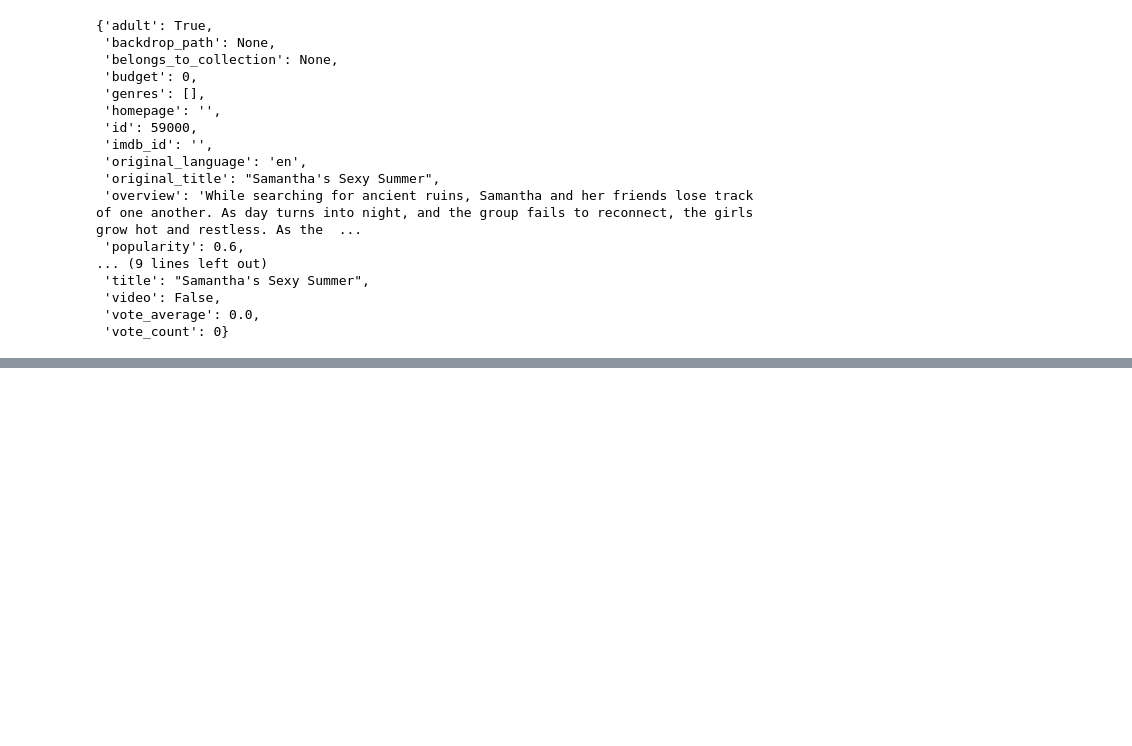
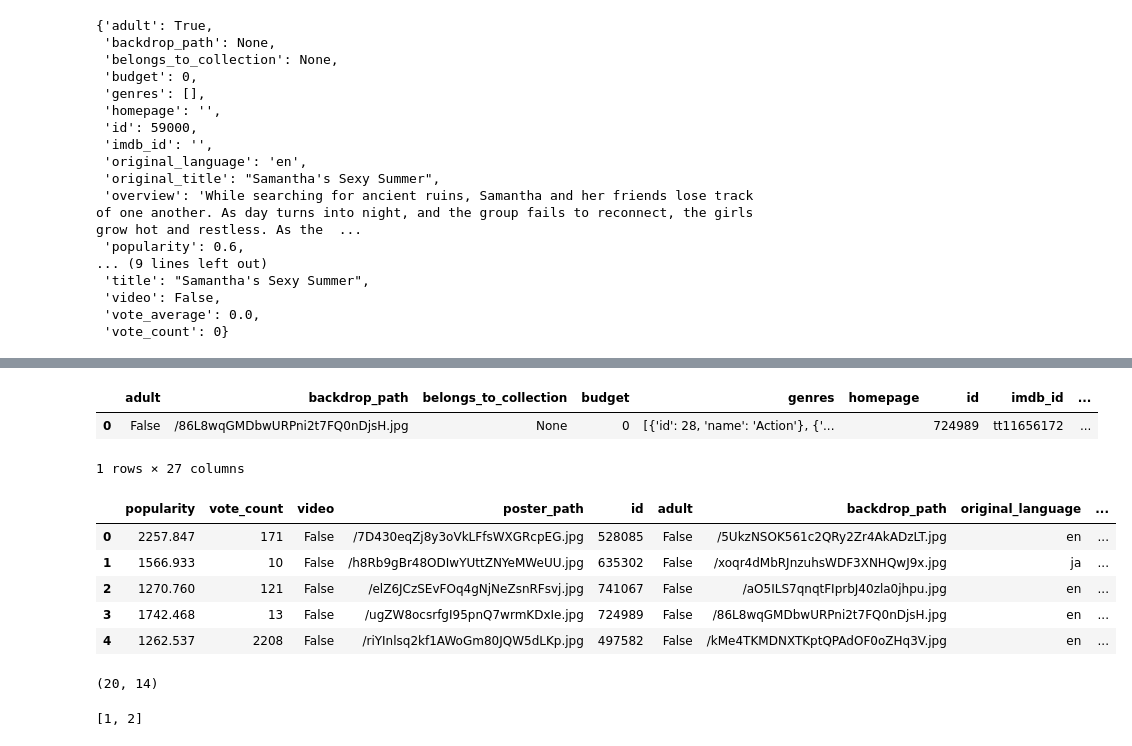
Before and after one commit to Harman-92/filmytrendz, a Jupyter notebook: app/data_ops.ipynb, the cells around one changed output, grey strips where cells are left out. Saved outputs shown, nothing was run; the diff lists cells and outputs as text; code cells hidden in the pictures; blank space fills up the shorter version.

```diff
--- a/app/data_ops.ipynb
+++ b/app/data_ops.ipynb
@@ -254,0 +236,17 @@ False
+# %%
+pd.json_normalize(df_test)
+# %% [output]
+|  | adult | backdrop_path | belongs_to_collection | budget | genres | homepage | id | imdb_id | ... |
+| 0 | False | /86L8wqGMDbwURPni2t7FQ0nDjsH.jpg | None | 0 | [{'id': 28, 'name': 'Action'}, {'... |  | 724989 | tt11656172 | ... |
+1 rows × 27 columns
+# %%
+test=pd.json_normalize(ts.Movies().popular()['results'])
+# %%
+test.head()
+# %% [output]
+|  | popularity | vote_count | video | poster_path | id | adult | backdrop_path | original_language | ... |
+| 0 | 2257.847 | 171 | False | /7D430eqZj8y3oVkLFfsWXGRcpEG.jpg | 528085 | False | /5UkzNSOK561c2QRy2Zr4AkADzLT.jpg | en | ... |
+| 1 | 1566.933 | 10 | False | /h8Rb9gBr48ODIwYUttZNYeMWeUU.jpg | 635302 | False | /xoqr4dMbRJnzuhsWDF3XNHQwJ9x.jpg | ja | ... |
+| 2 | 1270.760 | 121 | False | /elZ6JCzSEvFOq4gNjNeZsnRFsvj.jpg | 741067 | False | /aO5ILS7qnqtFIprbJ40zla0jhpu.jpg | en | ... |
+| 3 | 1742.468 | 13 | False | /ugZW8ocsrfgI95pnQ7wrmKDxIe.jpg | 724989 | False | /86L8wqGMDbwURPni2t7FQ0nDjsH.jpg | en | ... |
+| 4 | 1262.537 | 2208 | False | /riYInlsq2kf1AWoGm80JQW5dLKp.jpg | 497582 | False | /kMe4TKMDNXTKptQPAdOF0oZHq3V.jpg | en | ... |
@@ -254,0 +255,8 @@ False
+# %%
+test.shape
+# %% [output]
+(20, 14)
+# %%
+lst[:4]
+# %% [output]
+[1, 2]
```
Also changed, not shown: parts of 8 cells of this notebook.
